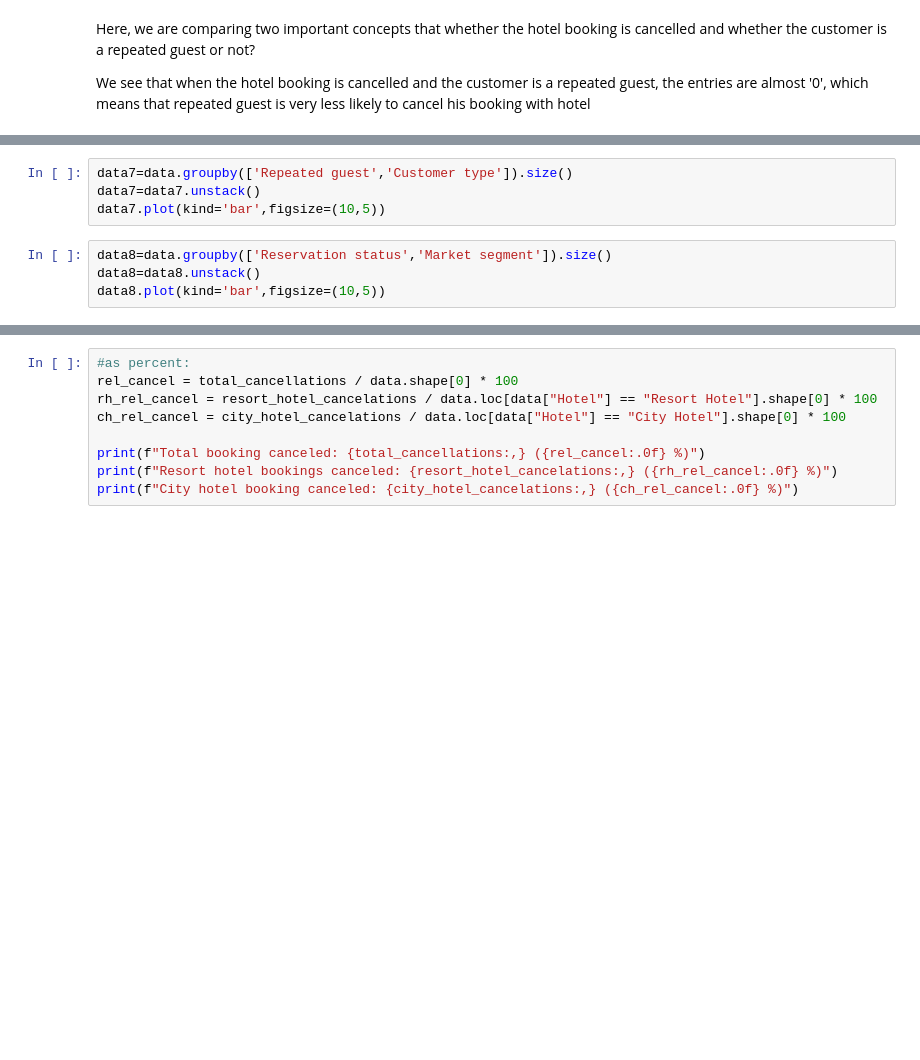
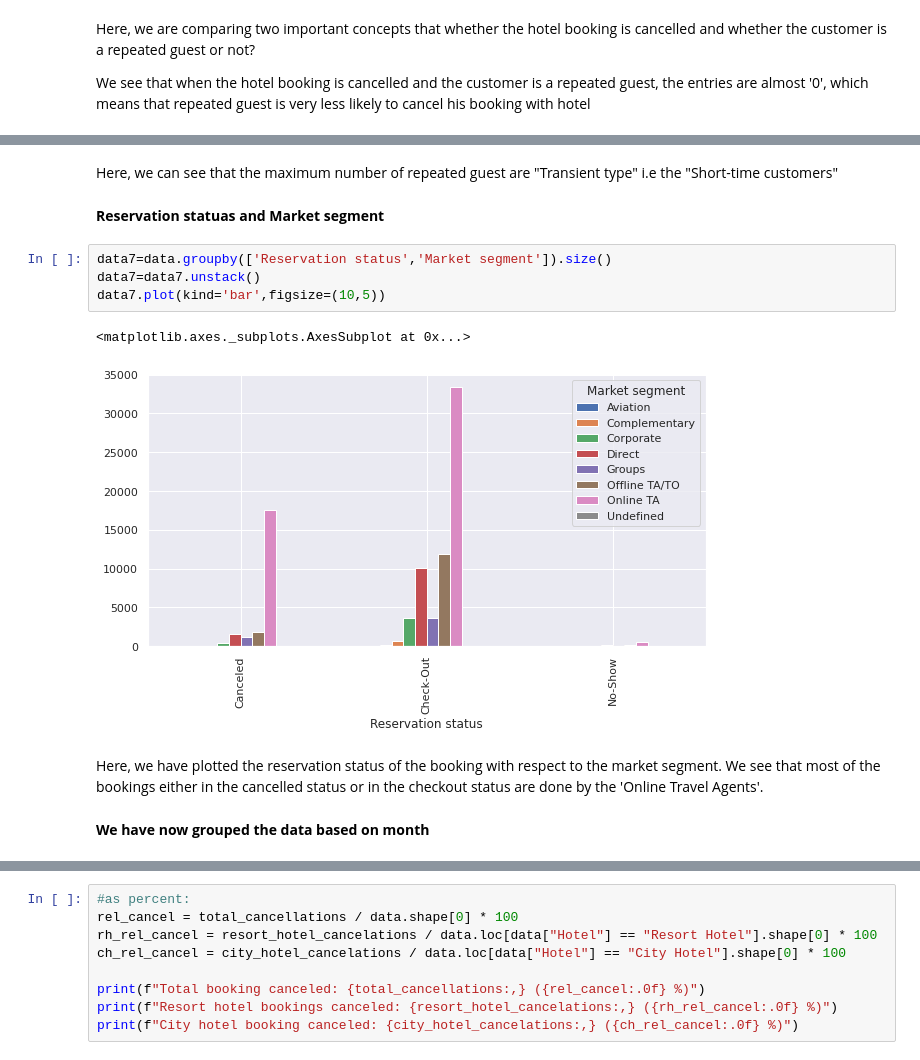
Before and after one commit to sm160388/hotel-booking-analysis, a Jupyter notebook: Copy_of_Copy_of_Hotel_Booking_Analysis_Capstone_Project.ipynb, the cells around one changed output, grey strips where cells are left out. Drawn from its saved outputs; the diff is of its cells as text; blank space fills up the shorter version.

```diff
--- a/Copy_of_Copy_of_Hotel_Booking_Analysis_Capstone_Project.ipynb
+++ b/Copy_of_Copy_of_Hotel_Booking_Analysis_Capstone_Project.ipynb
@@ -376,8 +390,15 @@ data6.plot(kind='bar',figsize=(10,5))
+# %% [markdown]
+Here, we can see that the maximum number of repeated guest are "Transient type" i.e the "Short-time customers"
+# %% [markdown]
+**Reservation statuas and Market segment**
 # %%
-data7=data.groupby(['Repeated guest','Customer type']).size()
+data7=data.groupby(['Reservation status','Market segment']).size()
 data7=data7.unstack()
 data7.plot(kind='bar',figsize=(10,5))
+# %% [output]
+<matplotlib.axes._subplots.AxesSubplot at 0x...>
+[figure, added]
-# %%
-data8=data.groupby(['Reservation status','Market segment']).size()
-data8=data8.unstack()
-data8.plot(kind='bar',figsize=(10,5))
+# %% [markdown]
+Here, we have plotted the reservation status of the booking with respect to the market segment. We see that most of the bookings either in the cancelled status or in the checkout status are done by the 'Online Travel Agents'.
+# %% [markdown]
+**We have now grouped the data based on month**
```
Also changed, not shown: parts of 41 cells of this notebook.
